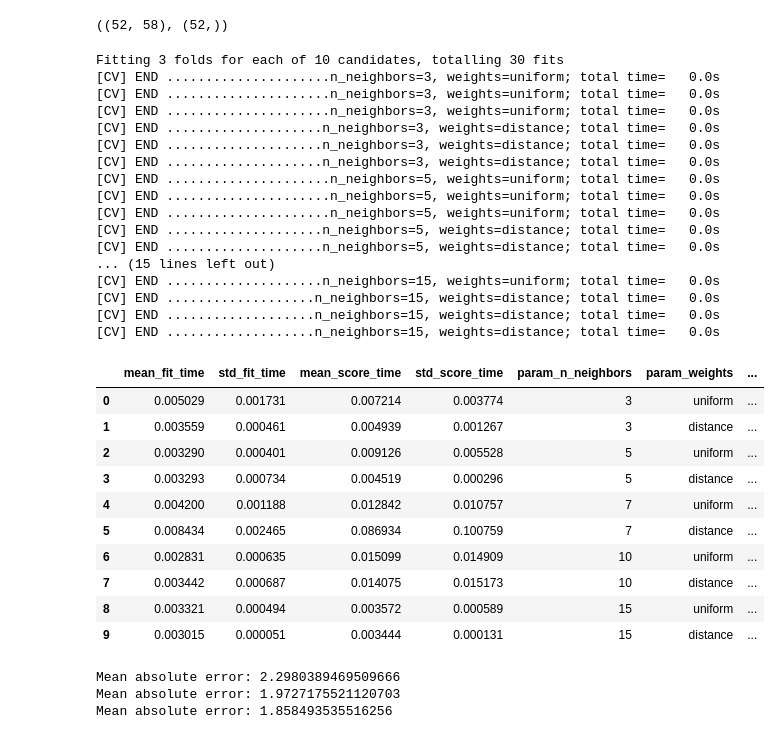
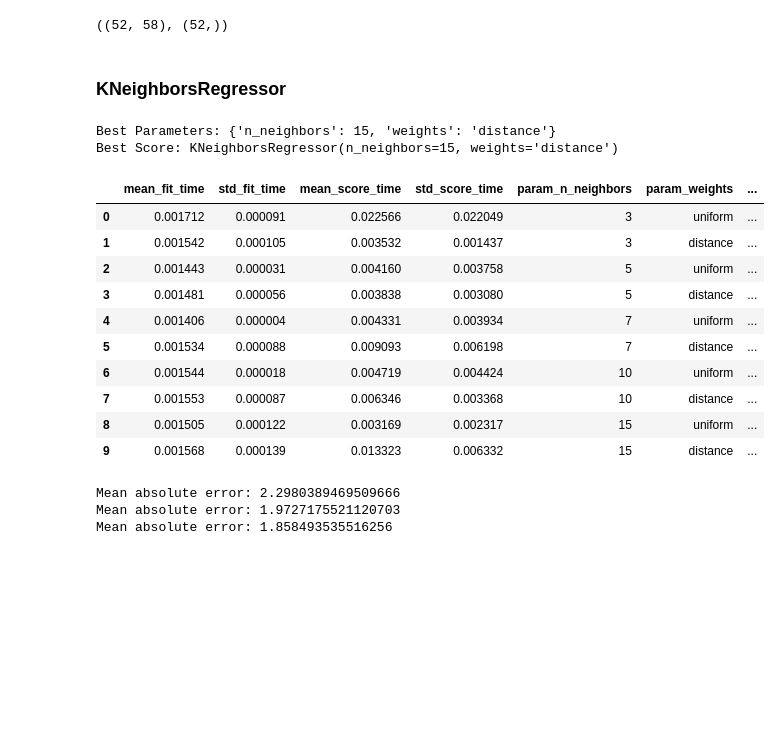
Before and after one commit to JulianCatnip/StudentMatcher, a Jupyter notebook: 05_MachineLearning.ipynb, the cells around one changed output. Drawn from its saved outputs; the diff is of its cells as text; code cells hidden in the pictures; blank space fills up the shorter version.

```diff
--- a/05_MachineLearning.ipynb
+++ b/05_MachineLearning.ipynb
@@ -491,52 +353,43 @@ min      20.000000
 max      30.000000
 Name: Alter, dtype: float64
 ((52, 58), (52,))
+# %% [markdown]
+### KNeighborsRegressor
 # %%
 #Grid Search for best hyperparameters
 
 kneighbor_model = KNeighborsRegressor()
-grid = GridSearchCV(estimator=kneighbor_model,
-                   param_grid={
-                       'n_neighbors': [3, 5, 7, 10, 15],
-                       'weights': ['uniform', 'distance']
-                   },
-                   scoring={"MAE": make_scorer(mean_absolute_error,
-                                              greater_is_better=False)},
-                   cv=3,
-                    refit="MAE",
-                   verbose=2)
+grid = GridSearchCV(
+    estimator=kneighbor_model,
+    param_grid={
+        'n_neighbors': [3, 5, 7, 10, 15],
+        'weights': ['uniform', 'distance']
+    },
+    scoring={"MAE": make_scorer(mean_absolute_error,
+    greater_is_better=False)},
+    cv=3,
+    refit="MAE",
+    verbose=0
+)
 
 scaler = StandardScaler().fit(X_reg)
 X_train_scaled = pd.DataFrame(scaler.transform(X_reg), columns=X_reg.columns)
 
 grid.fit(X_train_scaled, y_reg)
+print("Best Parameters:", grid.best_params_)
+print("Best Score:", grid.best_estimator_)
 pd.DataFrame(grid.cv_results_)
 # %% [output]
-Fitting 3 folds for each of 10 candidates, totalling 30 fits
-[CV] END .....................n_neighbors=3, weights=uniform; total time=   0.0s
-[CV] END .....................n_neighbors=3, weights=uniform; total time=   0.0s
-[CV] END .....................n_neighbors=3, weights=uniform; total time=   0.0s
-[CV] END ....................n_neighbors=3, weights=distance; total time=   0.0s
-[CV] END ....................n_neighbors=3, weights=distance; total time=   0.0s
-[CV] END ....................n_neighbors=3, weights=distance; total time=   0.0s
-[CV] END .....................n_neighbors=5, weights=uniform; total time=   0.0s
-[CV] END .....................n_neighbors=5, weights=uniform; total time=   0.0s
-[CV] END .....................n_neighbors=5, weights=uniform; total time=   0.0s
-[CV] END ....................n_neighbors=5, weights=distance; total time=   0.0s
-[CV] END ....................n_neighbors=5, weights=distance; total time=   0.0s
-... (15 lines left out)
-[CV] END ....................n_neighbors=15, weights=uniform; total time=   0.0s
-[CV] END ...................n_neighbors=15, weights=distance; total time=   0.0s
-[CV] END ...................n_neighbors=15, weights=distance; total time=   0.0s
-[CV] END ...................n_neighbors=15, weights=distance; total time=   0.0s
+Best Parameters: {'n_neighbors': 15, 'weights': 'distance'}
+Best Score: KNeighborsRegressor(n_neighbors=15, weights='distance')
 |  | mean_fit_time | std_fit_time | mean_score_time | std_score_time | param_n_neighbors | param_weights | ... |
-| 0 | 0.005029 | 0.001731 | 0.007214 | 0.003774 | 3 | uniform | ... |
-| 1 | 0.003559 | 0.000461 | 0.004939 | 0.001267 | 3 | distance | ... |
-| 2 | 0.003290 | 0.000401 | 0.009126 | 0.005528 | 5 | uniform | ... |
-| 3 | 0.003293 | 0.000734 | 0.004519 | 0.000296 | 5 | distance | ... |
-| 4 | 0.004200 | 0.001188 | 0.012842 | 0.010757 | 7 | uniform | ... |
-| 5 | 0.008434 | 0.002465 | 0.086934 | 0.100759 | 7 | distance | ... |
-| 6 | 0.002831 | 0.000635 | 0.015099 | 0.014909 | 10 | uniform | ... |
-| 7 | 0.003442 | 0.000687 | 0.014075 | 0.015173 | 10 | distance | ... |
-| 8 | 0.003321 | 0.000494 | 0.003572 | 0.000589 | 15 | uniform | ... |
-| 9 | 0.003015 | 0.000051 | 0.003444 | 0.000131 | 15 | distance | ... |
+| 0 | 0.001712 | 0.000091 | 0.022566 | 0.022049 | 3 | uniform | ... |
+| 1 | 0.001542 | 0.000105 | 0.003532 | 0.001437 | 3 | distance | ... |
+| 2 | 0.001443 | 0.000031 | 0.004160 | 0.003758 | 5 | uniform | ... |
+| 3 | 0.001481 | 0.000056 | 0.003838 | 0.003080 | 5 | distance | ... |
+| 4 | 0.001406 | 0.000004 | 0.004331 | 0.003934 | 7 | uniform | ... |
+| 5 | 0.001534 | 0.000088 | 0.009093 | 0.006198 | 7 | distance | ... |
+| 6 | 0.001544 | 0.000018 | 0.004719 | 0.004424 | 10 | uniform | ... |
+| 7 | 0.001553 | 0.000087 | 0.006346 | 0.003368 | 10 | distance | ... |
+| 8 | 0.001505 | 0.000122 | 0.003169 | 0.002317 | 15 | uniform | ... |
+| 9 | 0.001568 | 0.000139 | 0.013323 | 0.006332 | 15 | distance | ... |
```
Also changed, not shown: parts of 23 cells of this notebook.
